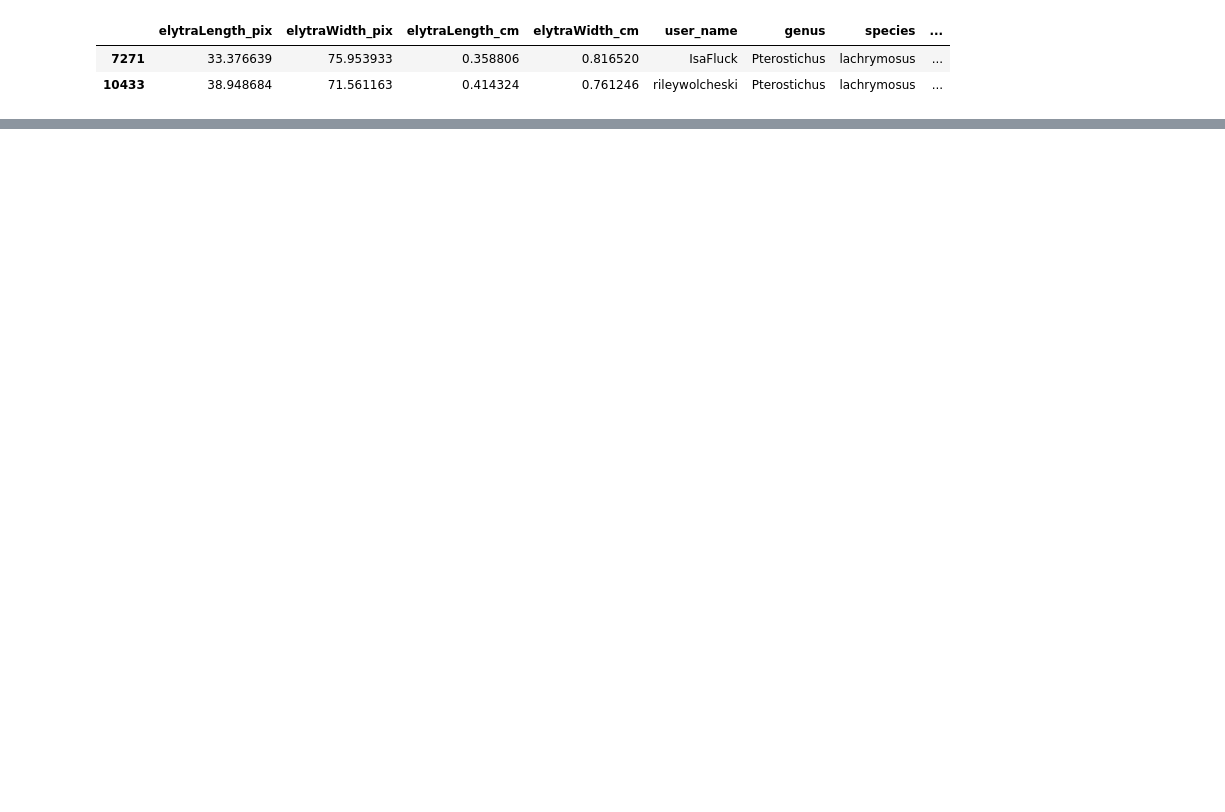
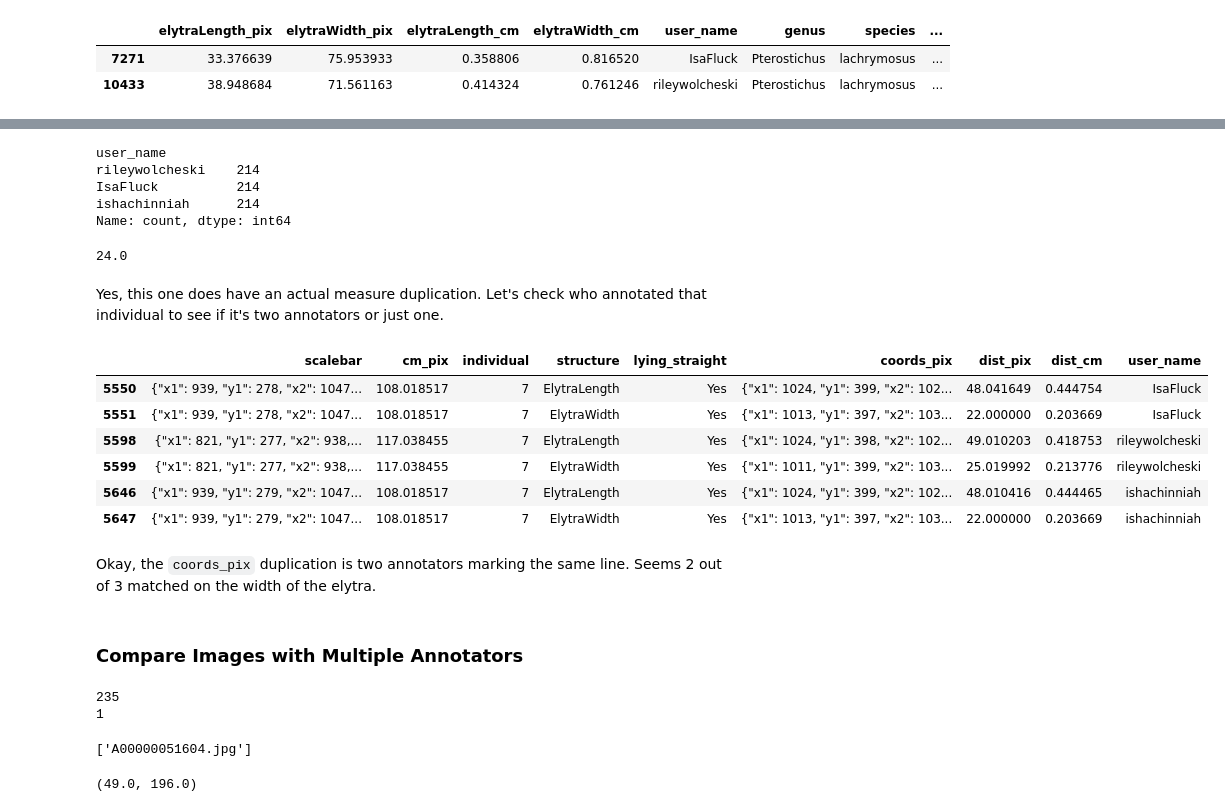
Before and after one commit to Imageomics/2018-NEON-beetles-processing, a Jupyter notebook: notebooks/EDA-0-2.ipynb, the cells around one changed output, grey strips where cells are left out. Cells and saved outputs as stored; diff of their text form; code cells hidden in the pictures; blank space fills up the shorter version.

```diff
--- a/notebooks/EDA-0-2.ipynb
+++ b/notebooks/EDA-0-2.ipynb
@@ -353,0 +432,15 @@ df_meas.loc[df_meas["outliers"]]
+# %%
+meas_gp = df.groupby("pictureID")
+
+for picID, group in meas_gp:
+    if len(group)%2 != 0:
+        print(f"picture {picID} has an uneven number of measurements recorded")
+    df.loc[df["pictureID"] == picID, "num_pic_meas"] = len(group)
+    df.loc[df["pictureID"] == picID, "max_individual"] = max(list(df.loc[df["pictureID"] == picID, "individual"].unique()))
+
+print(df["num_pic_meas"].value_counts())
+print("most meas: ", max(list(df["num_pic_meas"])), "least: ", min((list(df["num_pic_meas"]))))
+print()
+print("largest individual number recorded:")
+print(df["max_individual"].value_counts())
+print(f"least number of individuals in a single image: {min(list(df['max_individual']))}")
@@ -353,0 +476,56 @@ df_meas.loc[df_meas["outliers"]]
+# %%
+df.loc[df["num_pic_meas"] == 642.0, "user_name"].value_counts()
+# %% [output]
+user_name
+rileywolcheski    214
+IsaFluck          214
+ishachinniah      214
+Name: count, dtype: int64
+# %%
+# check that one coords_pix dupe, since the only individual showing up is # 7:
+
+df.loc[df["pictureID"] == "A00000033675.jpg", "max_individual"].values[0]
+# %% [output]
+24.0
+# %% [markdown]
+Yes, this one does have an actual measure duplication. Let's check who annotated that individual to see if it's two annotators or just one.
+# %%
+dupe_ID = df.loc[df["individualID"] == "A00000033675_7"]
+dupe_ID[["scalebar", "cm_pix", "individual", "structure", "lying_straight", "coords_pix", "dist_pix", "dist_cm", "user_name"]]
+# %% [output]
+|  | scalebar | cm_pix | individual | structure | lying_straight | coords_pix | dist_pix | dist_cm | user_name |
+| 5550 | {"x1": 939, "y1": 278, "x2": 1047... | 108.018517 | 7 | ElytraLength | Yes | {"x1": 1024, "y1": 399, "x2": 102... | 48.041649 | 0.444754 | IsaFluck |
+| 5551 | {"x1": 939, "y1": 278, "x2": 1047... | 108.018517 | 7 | ElytraWidth | Yes | {"x1": 1013, "y1": 397, "x2": 103... | 22.000000 | 0.203669 | IsaFluck |
+| 5598 | {"x1": 821, "y1": 277, "x2": 938,... | 117.038455 | 7 | ElytraLength | Yes | {"x1": 1024, "y1": 398, "x2": 102... | 49.010203 | 0.418753 | rileywolcheski |
+| 5599 | {"x1": 821, "y1": 277, "x2": 938,... | 117.038455 | 7 | ElytraWidth | Yes | {"x1": 1011, "y1": 399, "x2": 103... | 25.019992 | 0.213776 | rileywolcheski |
+| 5646 | {"x1": 939, "y1": 279, "x2": 1047... | 108.018517 | 7 | ElytraLength | Yes | {"x1": 1024, "y1": 399, "x2": 102... | 48.010416 | 0.444465 | ishachinniah |
+| 5647 | {"x1": 939, "y1": 279, "x2": 1047... | 108.018517 | 7 | ElytraWidth | Yes | {"x1": 1013, "y1": 397, "x2": 103... | 22.000000 | 0.203669 | ishachinniah |
+# %% [markdown]
+Okay, the `coords_pix` duplication is two annotators marking the same line. Seems 2 out of 3 matched on the width of the elytra.
+# %% [markdown]
+### Compare Images with Multiple Annotators
+# %%
+multi_annotator = {}
+double_annotator = []
+
+for picID, group in meas_gp:
+    num_annotators = df.loc[df["pictureID"] == picID, "user_name"].nunique()
+    df.loc[df["pictureID"] == picID, "num_annotators"] = num_annotators
+    if num_annotators > 1:
+        multi_annotator[picID] = (df.loc[df["pictureID"] == picID, "max_individual"].values[0], df.loc[df["pictureID"] == picID, "num_pic_meas"].values[0])
+        if num_annotators == 2:
+            double_annotator.append(picID)
+
+print(len(multi_annotator.keys()))
+print(len(double_annotator))
+# %% [output]
+235
+1
+# %%
+double_annotator
+# %% [output]
+['A00000051604.jpg']
+# %%
+multi_annotator[double_annotator[0]]
+# %% [output]
+(49.0, 196.0)
```
Also changed, not shown: parts of 22 cells of this notebook, 1 other file.
